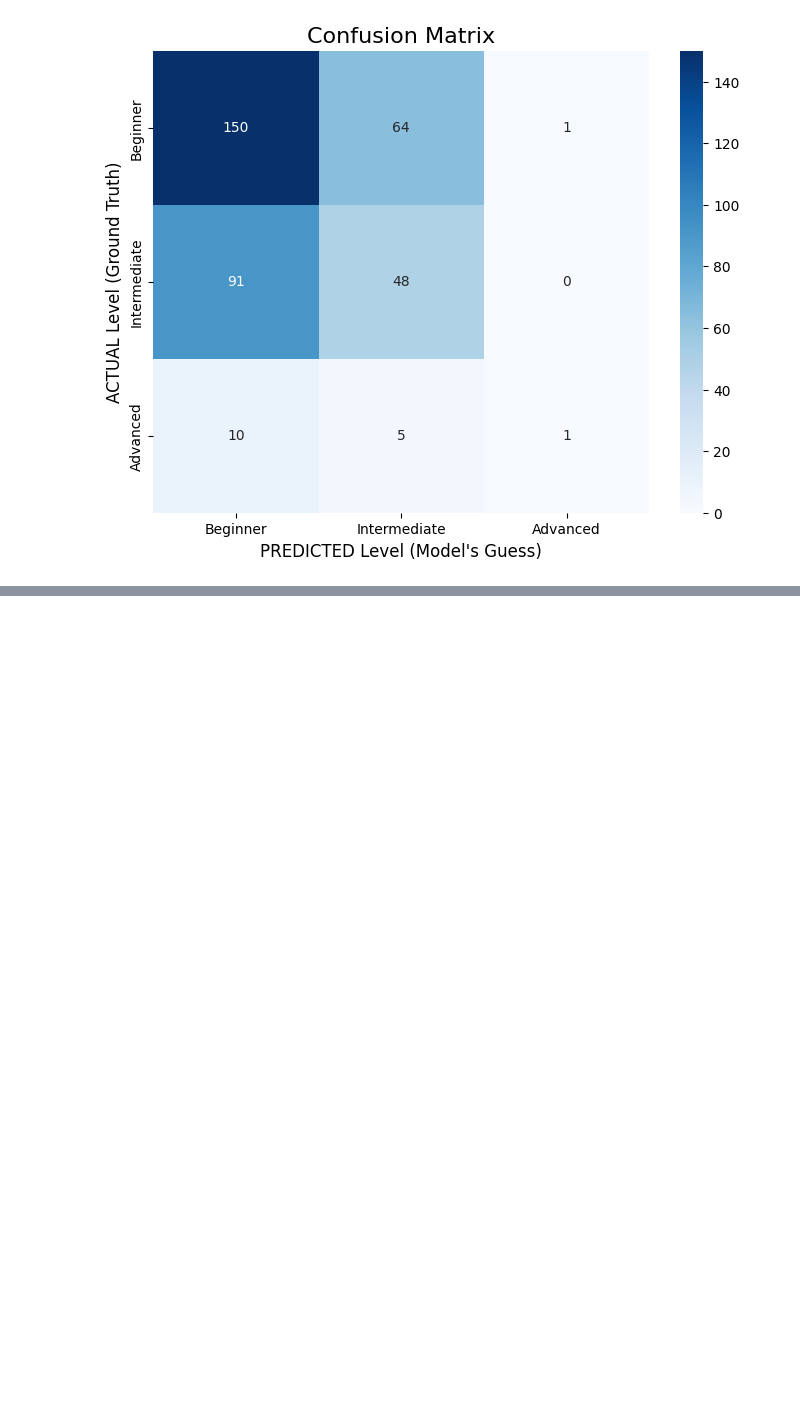
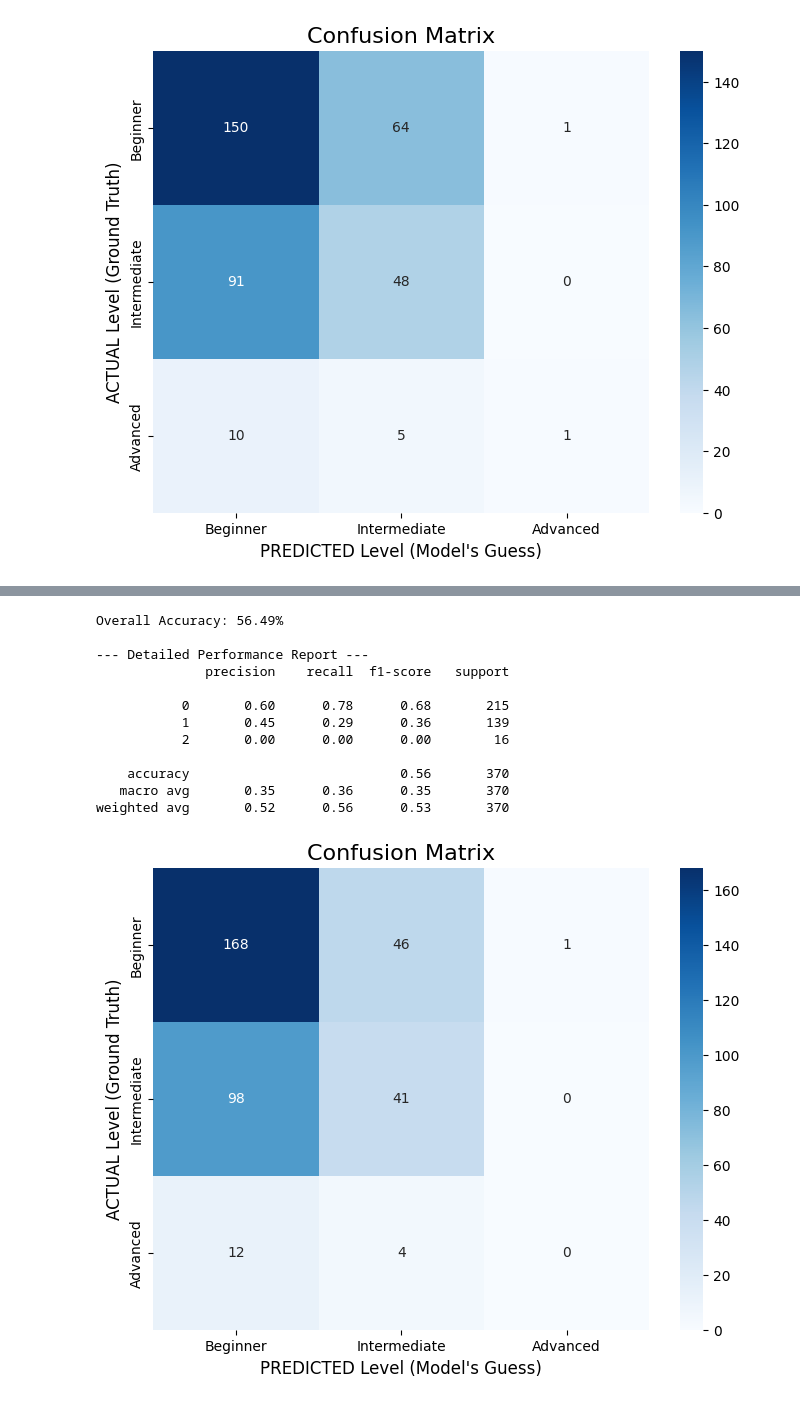
Before and after one commit to sgraziabile/proyecto-mineria, a Jupyter notebook: notebooks/02_model_architecture_and_training.ipynb, the cells around one changed output, grey strips where cells are left out. Cells and saved outputs as stored; diff of their text form; code cells hidden in the pictures; blank space fills up the shorter version.

```diff
--- a/notebooks/02_model_architecture_and_training.ipynb
+++ b/notebooks/02_model_architecture_and_training.ipynb
@@ -433,2 +551,36 @@ weighted avg       0.52      0.54      0.52       370
+# %%
+from xgboost import XGBClassifier
+
+best_params = {
+    'subsample': 0.9,
+    'n_estimators': 150,
+    'max_depth': 6,
+    'learning_rate': 0.05,
+    'colsample_bytree': 1.0
+}
+
+final_xgb_model = XGBClassifier(
+    **best_params,
+    random_state=42,
+    eval_metric='mlogloss'
+)
+
+final_xgb_model.fit(X_train, y_train)
+
+evaluate_model(final_xgb_model, X_test, y_test)
+# %% [output]
+Overall Accuracy: 56.49%
+
+--- Detailed Performance Report ---
+              precision    recall  f1-score   support
+
+           0       0.60      0.78      0.68       215
+           1       0.45      0.29      0.36       139
+           2       0.00      0.00      0.00        16
+
+    accuracy                           0.56       370
+   macro avg       0.35      0.36      0.35       370
+weighted avg       0.52      0.56      0.53       370
+[figure, added]
 # %% [markdown]
 ## 4. Save the Model for SHAP Analysis
```
Also changed, not shown: parts of 9 cells of this notebook.
